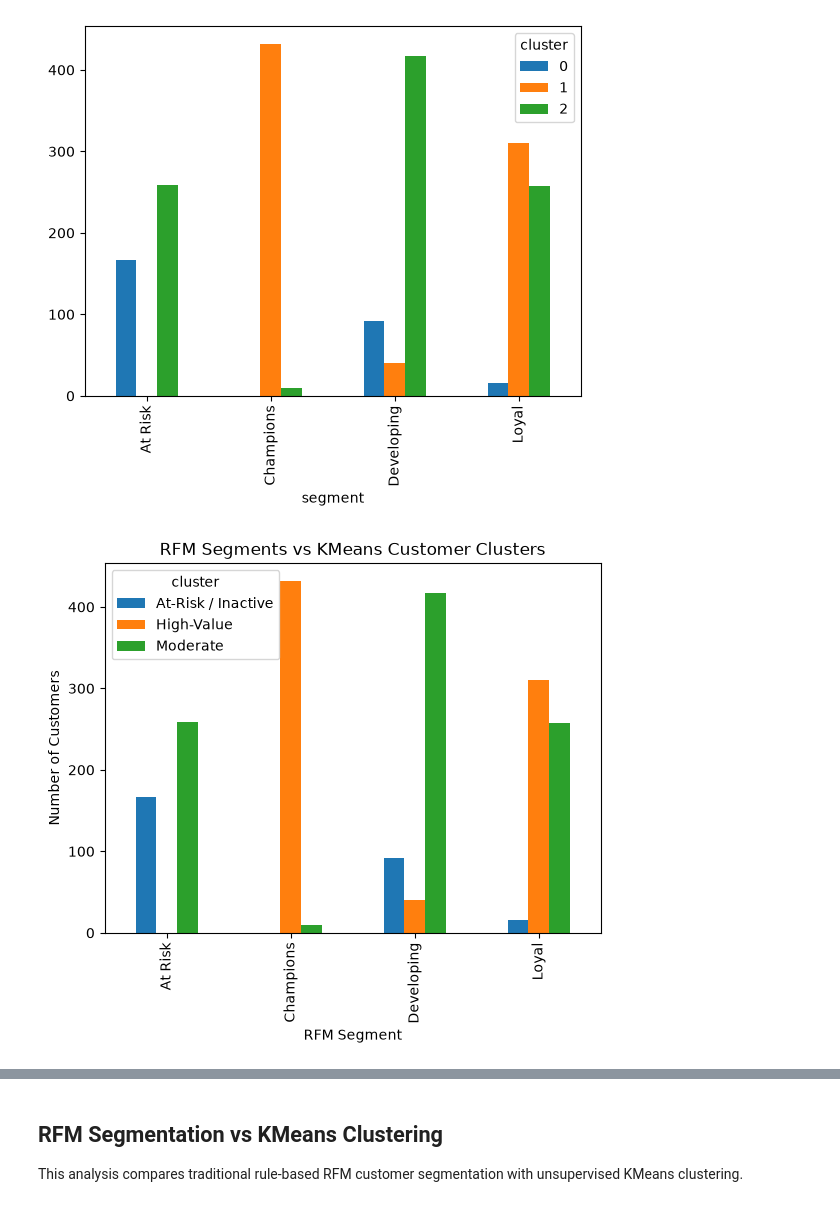
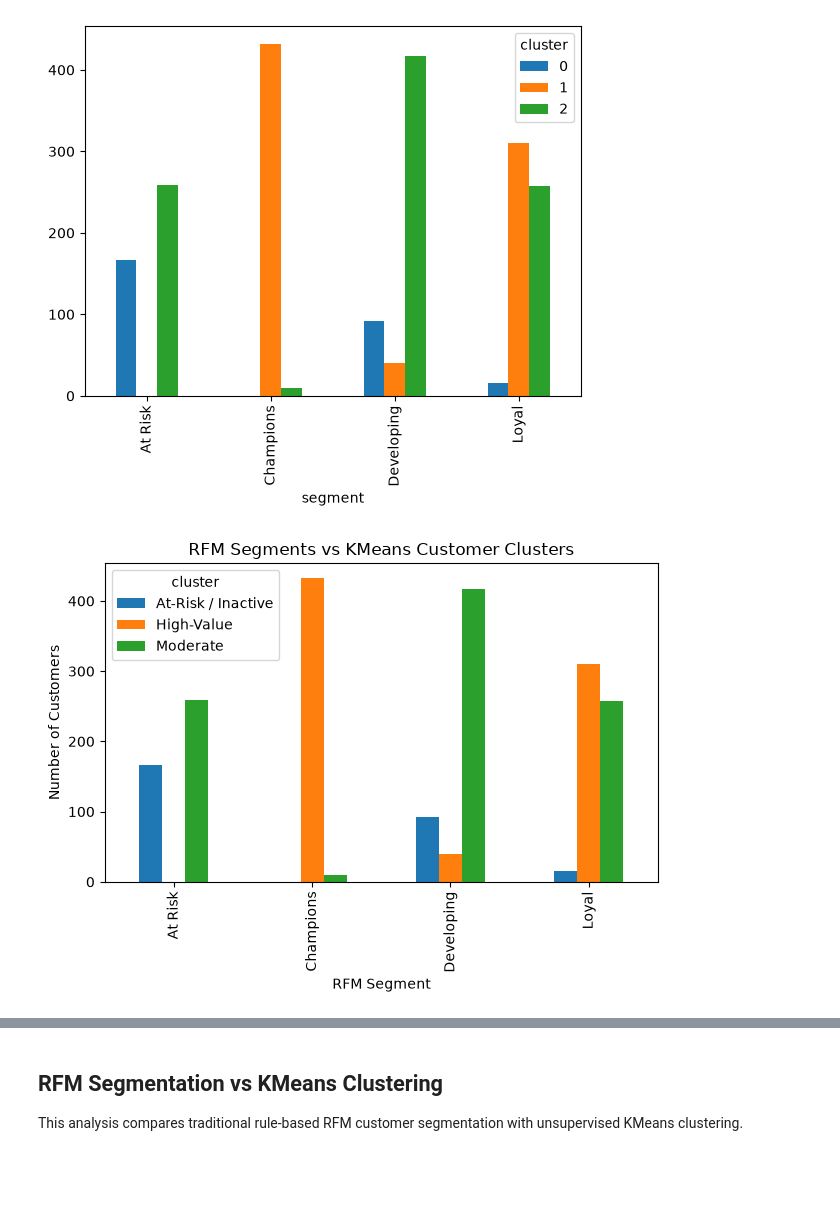
Before and after one commit to orlandohernandez-ai/retail-data-warehouse, a Jupyter notebook: data/notebooks/customer_clustering.ipynb, the cells around one changed output, grey strips where cells are left out. Saved outputs shown, nothing was run; the diff lists cells and outputs as text; code cells hidden in the pictures; blank space fills up the shorter version.

```diff
--- a/data/notebooks/customer_clustering.ipynb
+++ b/data/notebooks/customer_clustering.ipynb
@@ -346,9 +347,10 @@ comparison_chart = comparison_table.rename(
 # %%
 comparison_chart.plot(kind="bar")
 
 plt.title("RFM Segments vs KMeans Customer Clusters")
 plt.xlabel("RFM Segment")
 plt.ylabel("Number of Customers")
+plt.tight_layout()
 plt.savefig("../../images/11_machine_learning/rfm_vs_kmeans.png")
 # %% [output]
-[figure, old version]
+[figure, new version]
```
Also changed, not shown: parts of 2 cells of this notebook, 2 other files.
